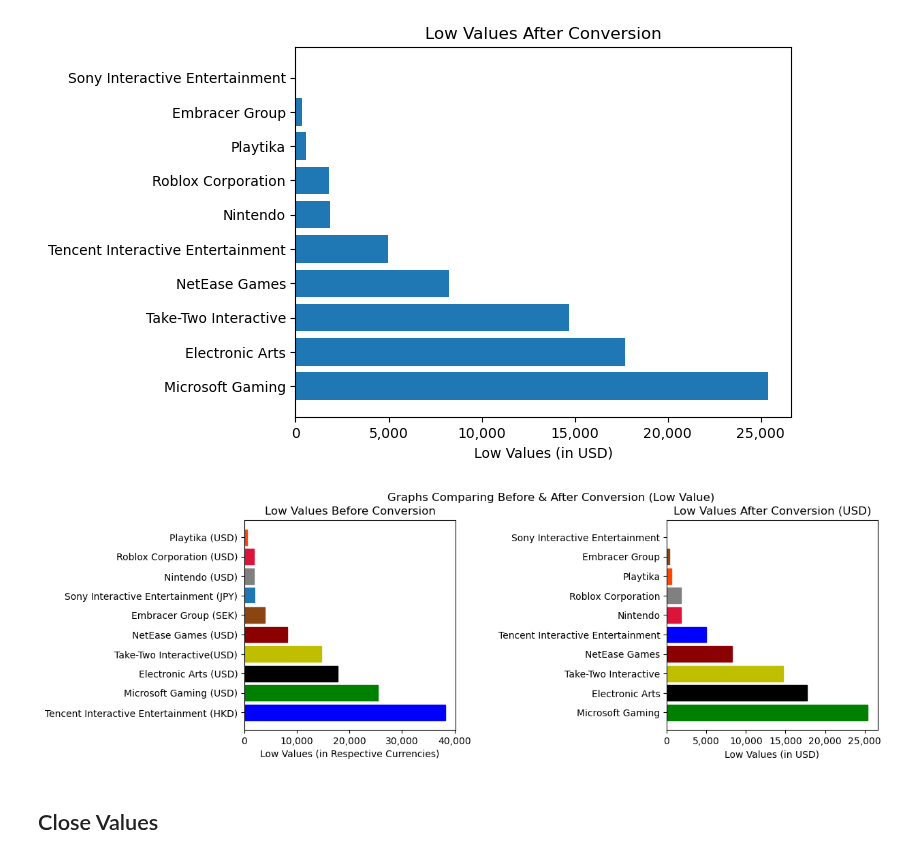
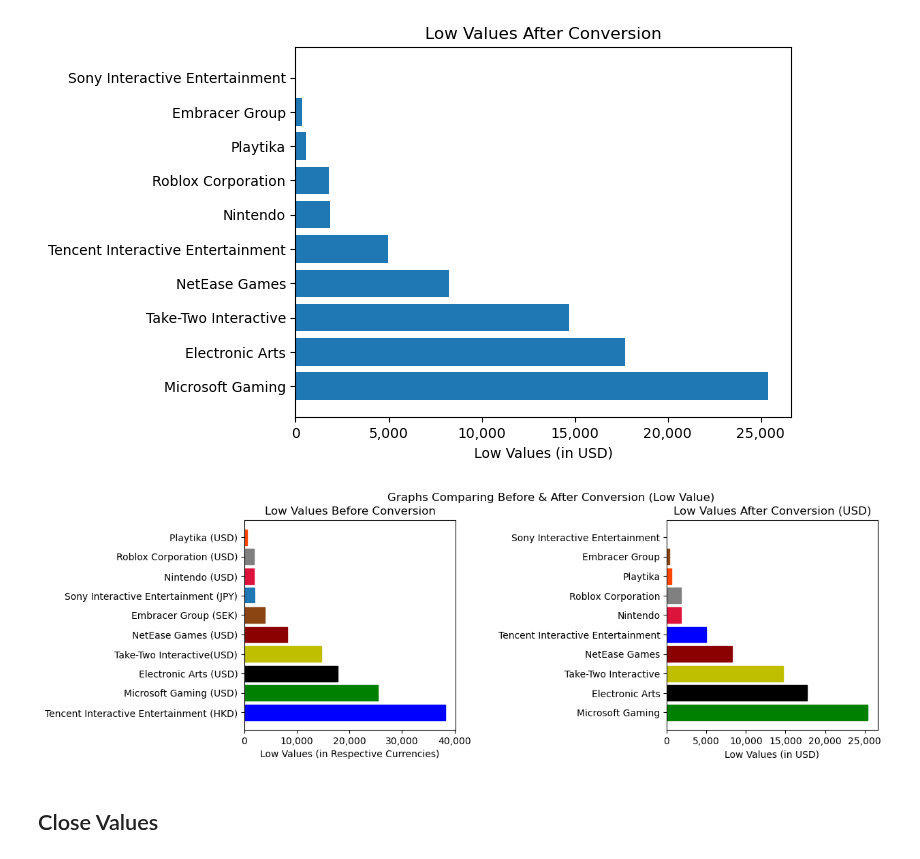
Before and after one commit to Djohnson1313/gaming_company_stocks_analysis, a Jupyter notebook: gaming_stocks_analysis.ipynb, the cells around one changed output. Saved outputs shown, nothing was run; the diff lists cells and outputs as text; code cells hidden in the pictures.

```diff
--- a/gaming_stocks_analysis.ipynb
+++ b/gaming_stocks_analysis.ipynb
@@ -683,35 +668,35 @@ g_0[1].set_color('g')
 g_0[2].set_color('k')
 g_0[3].set_color('y')
 g_0[4].set_color('darkred')
 g_0[5].set_color('saddlebrown')
-g_0[7].set_color('gray')
-g_0[8].set_color('crimson')
+g_0[7].set_color('crimson')
+g_0[8].set_color('gray')
 g_0[9].set_color('orangered')
 ax[0].set_title('Low Values Before Conversion')
 ax[0].set_xlabel('Low Values (in Respective Currencies)')
 
 g_1 = ax[1].barh(low_x_2, low_height_2, tick_label = low_labels_2)
 g_1[0].set_color('g')
 g_1[1].set_color('k')
 g_1[2].set_color('y')
 g_1[3].set_color('darkred')
 g_1[4].set_color('b')
 g_1[5].set_color('crimson')
 g_1[6].set_color('gray')
 g_1[7].set_color('orangered')
 g_1[8].set_color('saddlebrown')
 ax[1].set_title('Low Values After Conversion (USD)')
 ax[1].set_xlabel('Low Values (in USD)')
 
 ax[0].get_xaxis().set_major_formatter(
     plt.FuncFormatter(lambda x, p: format(int(x), ','))) # format labels
 
 ax[1].get_xaxis().set_major_formatter(
     plt.FuncFormatter(lambda x, p: format(int(x), ','))) # format labels
 
 fig.suptitle('Graphs Comparing Before & After Conversion (Low Value)')
 plt.show();
 # %% [output]
-[figure, old version]
+[figure, new version]
 # %% [markdown]
 ## Close Values
```
Also changed, not shown: parts of 25 cells of this notebook.
